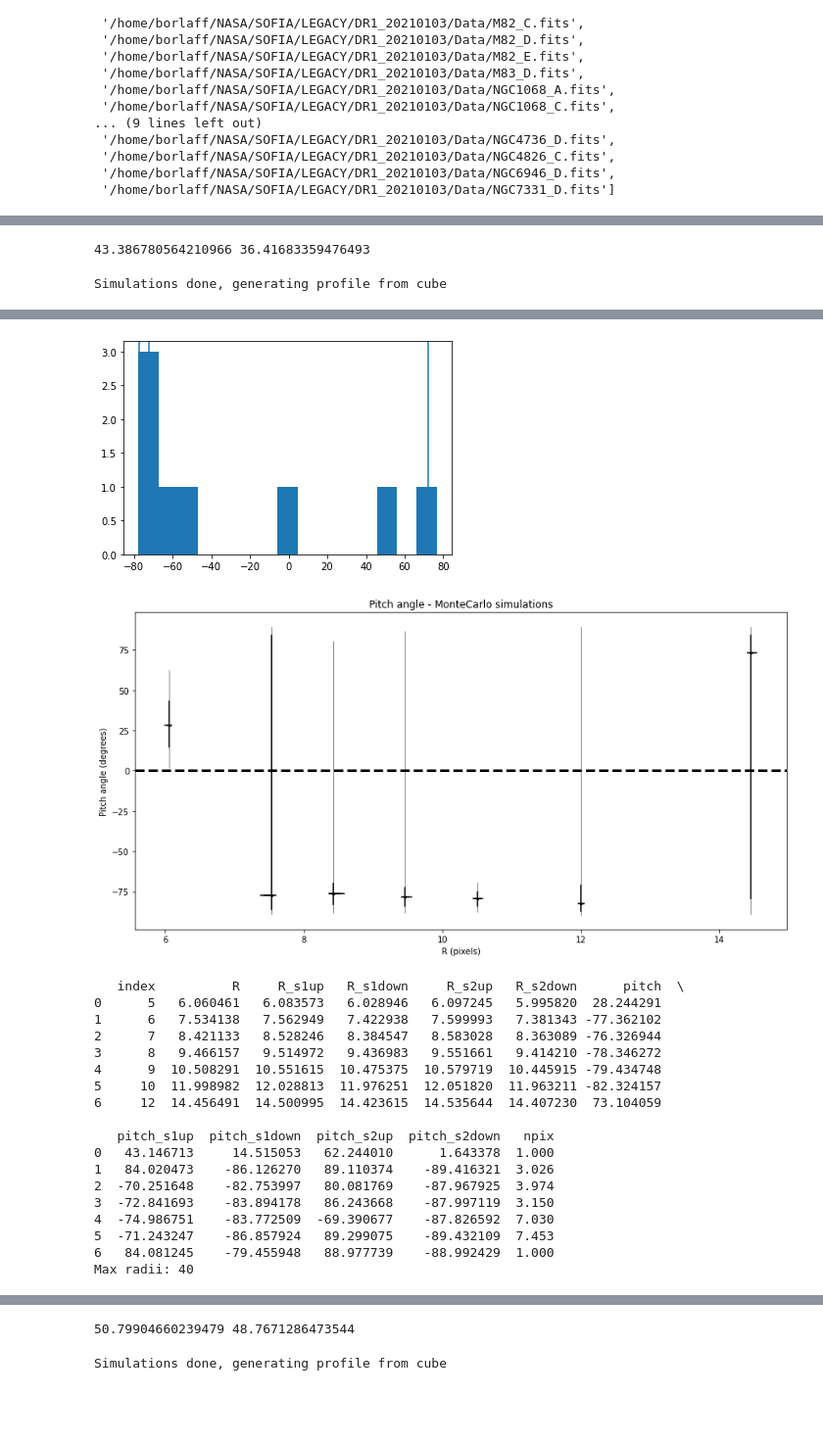
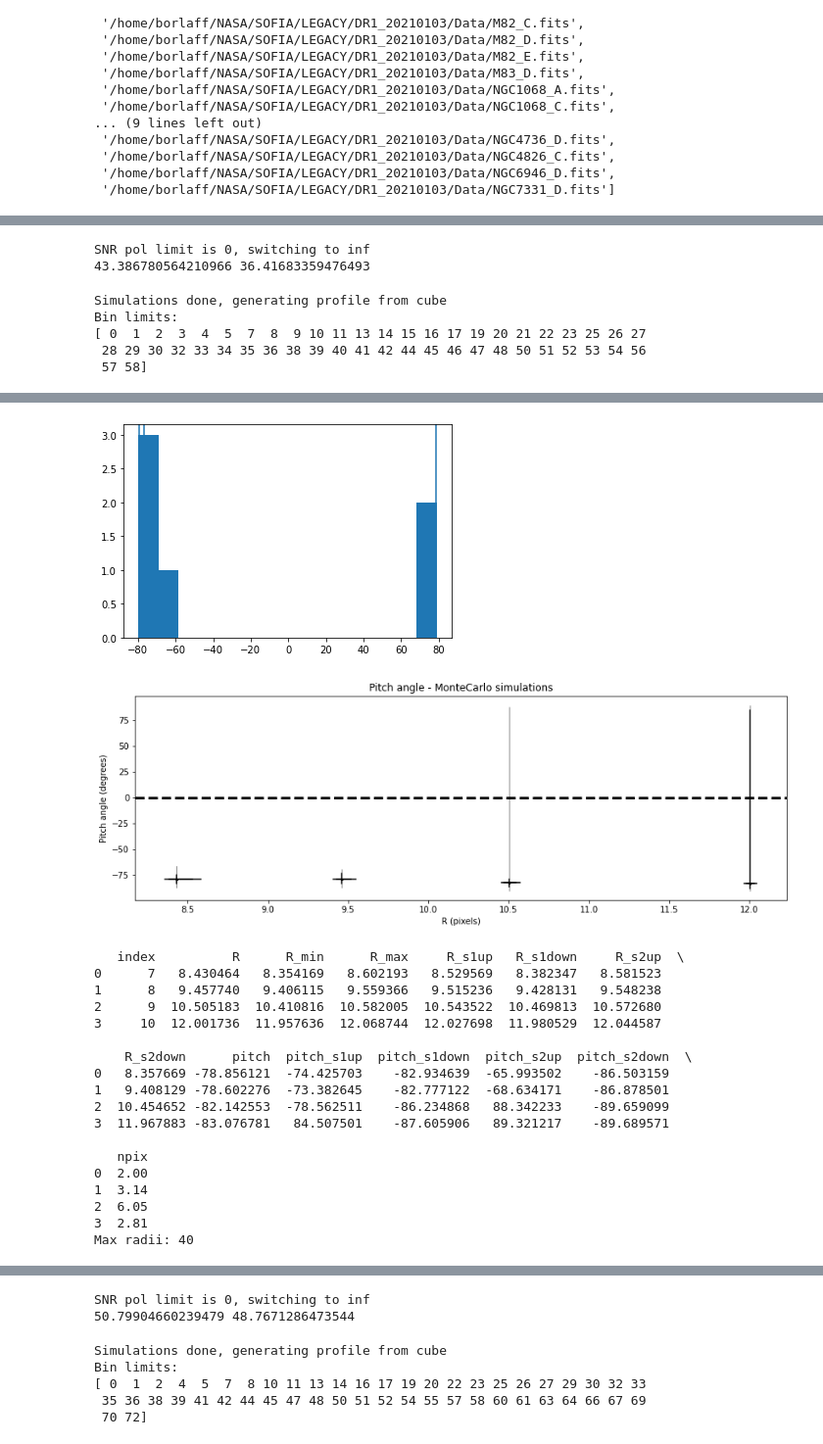
Before and after one commit to Borlaff/MOHAWC, a Jupyter notebook: S1_Legacy_pitch_angle.ipynb, the cells around one changed output, grey strips where cells are left out. Shown at 98% size. Cells and saved outputs as stored; diff of their text form; code cells hidden in the pictures; blank space fills up the shorter version.

```diff
--- a/S1_Legacy_pitch_angle.ipynb
+++ b/S1_Legacy_pitch_angle.ipynb
@@ -165,0 +236,2 @@ ngc1068_pa
+# %%
+SNR_galaxies = ascii.read("/home/borlaff/NASA/SOFIA/LEGACY/DR1_20210103/Data/galaxies.lst", delimiter=',')
@@ -279,6 +406,14 @@ nbins = 50
 
 plot_title = r'Circinus HAWC+ A'
 
+
+# SNR limits have to be read from the galaxies.lst file in the DB
+name_SNR = "Circinus_A"
+SNR_polflux_limit = np.array(SNR_galaxies["SNRpi_cut"][SNR_galaxies["object"]==name_SNR])
+p_limit = np.array(SNR_galaxies["p_cut"][SNR_galaxies["object"]==name_SNR])
+SNR_int_limit = np.array(SNR_galaxies["SNRI_cut"][SNR_galaxies["object"]==name_SNR])
+SNR_pol_limit = np.array(SNR_galaxies["SNRp_cut"][SNR_galaxies["object"]==name_SNR])
+
 circinus_a_profile = magnetic_pitch_wrapper(image_input=image_input, name=name, source_center=source_center,
                                             PA=PA, dPA=dPA, incl=incl, dincl=dincl, nbins=nbins, nsimul=nsimul,
                                             SNR_int_limit=SNR_int_limit, SNR_pol_limit=SNR_pol_limit,
@@ -288,6 +423,14 @@ circinus_a_profile = magnetic_pitch_wrapper(image_input=image_input, name=name,
 image_input=legacy_wd+"Circinus_C.fits"
 name="Circinus_C_"
 plot_title = r'Circinus HAWC+ C'
+
+# SNR limits have to be read from the galaxies.lst file in the DB
+name_SNR = "Circinus_C"
+SNR_polflux_limit = np.array(SNR_galaxies["SNRpi_cut"][SNR_galaxies["object"]==name_SNR])
+p_limit = np.array(SNR_galaxies["p_cut"][SNR_galaxies["object"]==name_SNR])
+SNR_int_limit = np.array(SNR_galaxies["SNRI_cut"][SNR_galaxies["object"]==name_SNR])
+SNR_pol_limit = np.array(SNR_galaxies["SNRp_cut"][SNR_galaxies["object"]==name_SNR])
+
 circinus_c_profile = magnetic_pitch_wrapper(image_input=image_input, name=name, source_center=source_center,
                                             PA=PA, dPA=dPA, incl=incl, dincl=dincl, nbins=nbins, nsimul=nsimul,
                                             SNR_int_limit=SNR_int_limit, SNR_pol_limit=SNR_pol_limit,
@@ -297,11 +440,24 @@ circinus_c_profile = magnetic_pitch_wrapper(image_input=image_input, name=name,
 image_input=legacy_wd+"Circinus_E.fits"
 name="Circinus_E_"
 plot_title = r'Circinus HAWC+ E'
+
+# SNR limits have to be read from the galaxies.lst file in the DB
+name_SNR = "Circinus_E"
+SNR_polflux_limit = np.array(SNR_galaxies["SNRpi_cut"][SNR_galaxies["object"]==name_SNR])
+p_limit = np.array(SNR_galaxies["p_cut"][SNR_galaxies["object"]==name_SNR])
+SNR_int_limit = np.array(SNR_galaxies["SNRI_cut"][SNR_galaxies["object"]==name_SNR])
+SNR_pol_limit = np.array(SNR_galaxies["SNRp_cut"][SNR_galaxies["object"]==name_SNR])
+
 circinus_e_profile = magnetic_pitch_wrapper(image_input=image_input, name=name, source_center=source_center,
                                             PA=PA, dPA=dPA, incl=incl, dincl=dincl, nbins=nbins, nsimul=nsimul,
                                             SNR_int_limit=SNR_int_limit, SNR_pol_limit=SNR_pol_limit,
                                             SNR_polflux_limit=SNR_polflux_limit, p_limit=p_limit,
                                             plot_title=plot_title, profile_color="dodgerblue", max_radii=180)
 # %% [output]
+SNR pol limit is 0, switching to inf
 43.386780564210966 36.41683359476493
 Simulations done, generating profile from cube
+Bin limits:
+[ 0  1  2  3  4  5  7  8  9 10 11 13 14 15 16 17 19 20 21 22 23 25 26 27
+ 28 29 30 32 33 34 35 36 38 39 40 41 42 44 45 46 47 48 50 51 52 53 54 56
+ 57 58]
@@ -323,22 +479,22 @@ Simulations done, generating profile from cube
 Pitch angle model generated: Circinus_A_pitch_model.fits
 Pitch angle profile generated: Circinus_A_profile.csv
-[figure, old version]
+[figure, new version]
-[figure, old version]
+[figure, new version]
-   index          R     R_s1up   R_s1down     R_s2up   R_s2down      pitch  \
-0      5   6.060461   6.083573   6.028946   6.097245   5.995820  28.244291
-1      6   7.534138   7.562949   7.422938   7.599993   7.381343 -77.362102
-2      7   8.421133   8.528246   8.384547   8.583028   8.363089 -76.326944
-3      8   9.466157   9.514972   9.436983   9.551661   9.414210 -78.346272
-4      9  10.508291  10.551615  10.475375  10.579719  10.445915 -79.434748
-5     10  11.998982  12.028813  11.976251  12.051820  11.963211 -82.324157
-6     12  14.456491  14.500995  14.423615  14.535644  14.407230  73.104059
+   index          R      R_min      R_max     R_s1up   R_s1down     R_s2up  \
+0      7   8.430464   8.354169   8.602193   8.529569   8.382347   8.581523
+1      8   9.457740   9.406115   9.559366   9.515236   9.428131   9.548238
+2      9  10.505183  10.410816  10.582005  10.543522  10.469813  10.572680
+3     10  12.001736  11.957636  12.068744  12.027698  11.980529  12.044587
 
-   pitch_s1up  pitch_s1down  pitch_s2up  pitch_s2down   npix
-0   43.146713     14.515053   62.244010      1.643378  1.000
-1   84.020473    -86.126270   89.110374    -89.416321  3.026
-2  -70.251648    -82.753997   80.081769    -87.967925  3.974
-3  -72.841693    -83.894178   86.243668    -87.997119  3.150
-4  -74.986751    -83.772509  -69.390677    -87.826592  7.030
-5  -71.243247    -86.857924   89.299075    -89.432109  7.453
-6   84.081245    -79.455948   88.977739    -88.992429  1.000
+    R_s2down      pitch  pitch_s1up  pitch_s1down  pitch_s2up  pitch_s2down  \
+0   8.357669 -78.856121  -74.425703    -82.934639  -65.993502    -86.503159
+1   9.408129 -78.602276  -73.382645    -82.777122  -68.634171    -86.878501
+2  10.454652 -82.142553  -78.562511    -86.234868   88.342233    -89.659099
+3  11.967883 -83.076781   84.507501    -87.605906   89.321217    -89.689571
+
+   npix
+0  2.00
+1  3.14
+2  6.05
+3  2.81
 Max radii: 40
@@ -348,6 +504,11 @@ Max radii: 40
 [figure]
+SNR pol limit is 0, switching to inf
 50.79904660239479 48.7671286473544
 Simulations done, generating profile from cube
+Bin limits:
+[ 0  1  2  4  5  7  8 10 11 13 14 16 17 19 20 22 23 25 26 27 29 30 32 33
+ 35 36 38 39 41 42 44 45 47 48 50 51 52 54 55 57 58 60 61 63 64 66 67 69
+ 70 72]
 ... (18 outputs left out)
 # %%
 # NGC253
```
Also changed, not shown: parts of 36 cells of this notebook, 1 other file.
